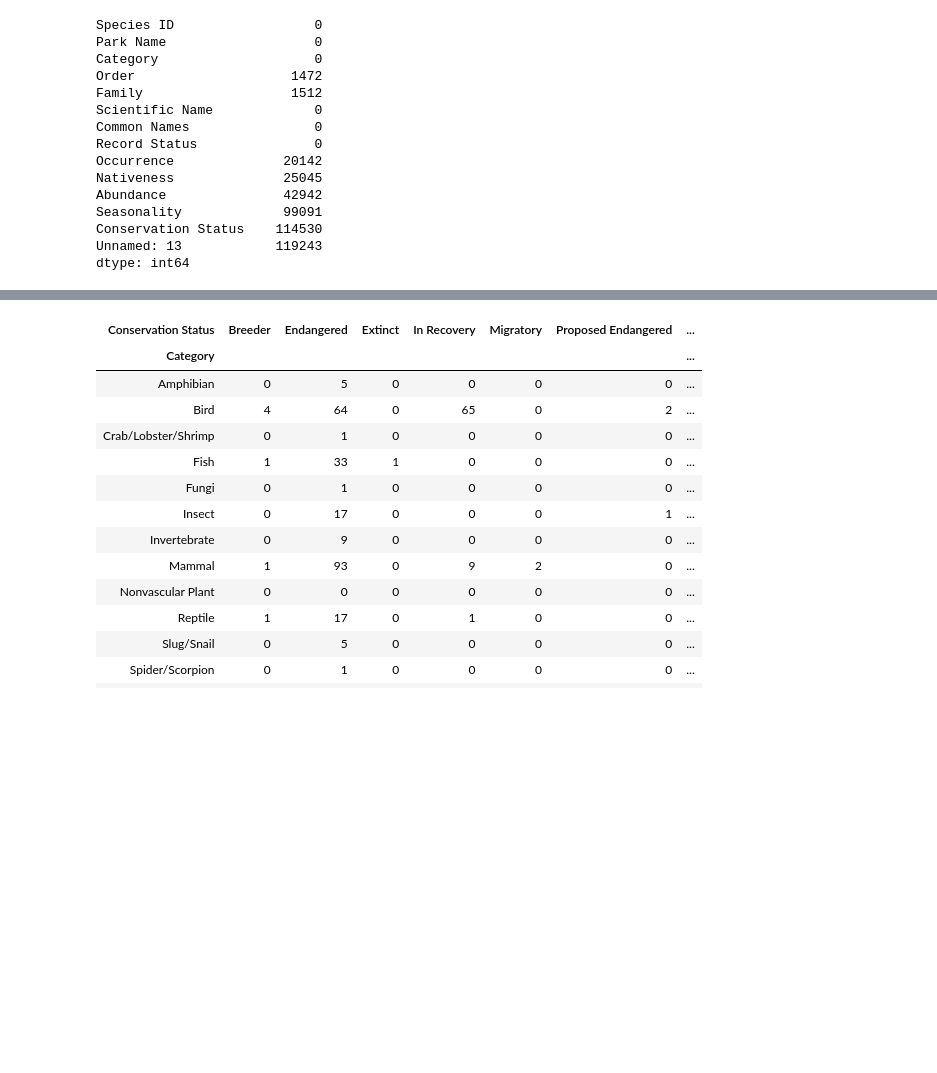
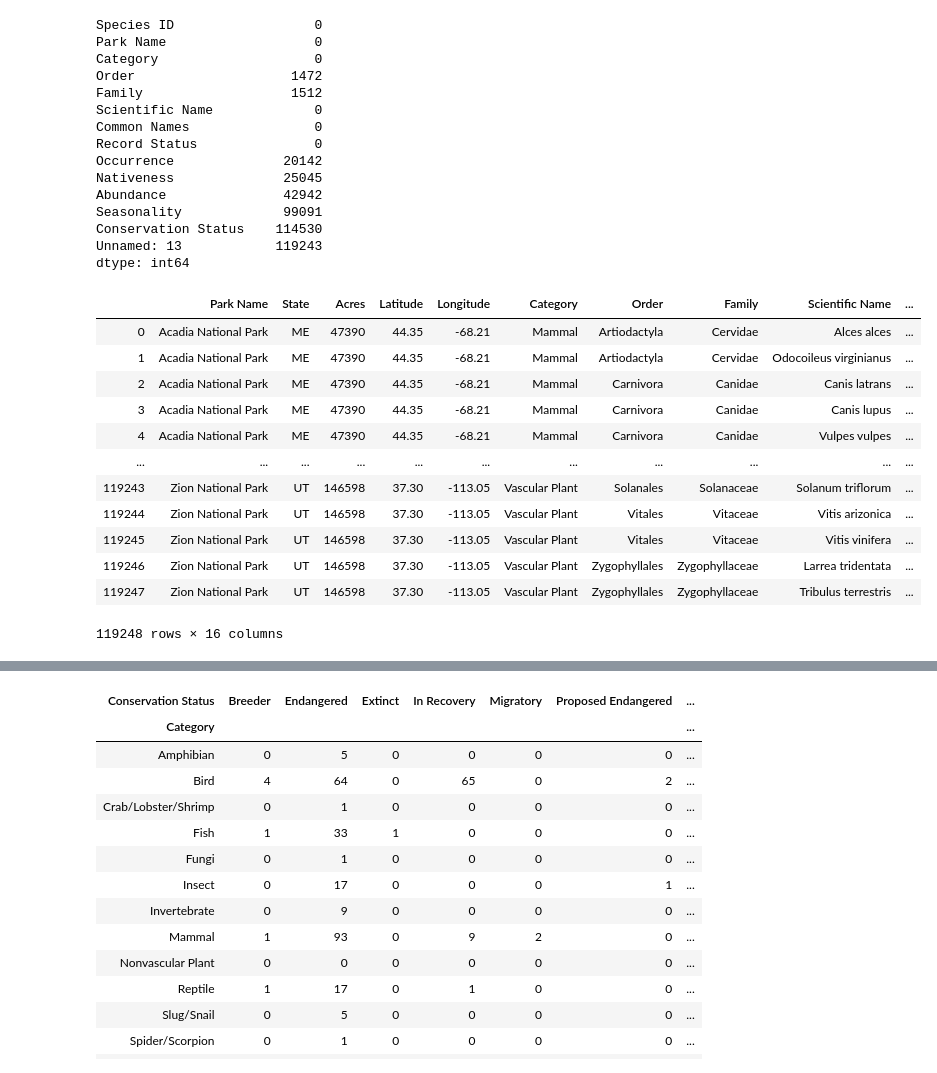
Before and after one commit to ThoaShook/project8, a Jupyter notebook: Park_Diversity.ipynb, the cells around one changed output, grey strips where cells are left out. Saved outputs shown, nothing was run; the diff lists cells and outputs as text; code cells hidden in the pictures; blank space fills up the shorter version.

```diff
--- a/Park_Diversity.ipynb
+++ b/Park_Diversity.ipynb
@@ -110,8 +105,8 @@ fig.show()
 # %% [output]
 [interactive output not drawn]
 # %%
-df2 = pd.read_csv('species.csv')
-df2.head()
+df_species = pd.read_csv('species.csv')
+df_species.head()
 # %% [output]
 |  | Species ID | Park Name | Category | Order | Family | Scientific Name | Common Names | Record Status | ... |
 | 0 | ACAD-1000 | Acadia National Park | Mammal | Artiodactyla | Cervidae | Alces alces | Moose | Approved | ... |
@@ -159,4 +154,23 @@ Seasonality             99091
 Conservation Status    114530
 Unnamed: 13            119243
 dtype: int64
+# %%
+df_species.drop(['Species ID', 'Unnamed: 13'], axis=1, inplace = True)
+# %%
+df_park_species = pd.merge(df_park, df_species, on = 'Park Name')
+df_park_species
+# %% [output]
+|  | Park Name | State | Acres | Latitude | Longitude | Category | Order | Family | Scientific Name | ... |
+| 0 | Acadia National Park | ME | 47390 | 44.35 | -68.21 | Mammal | Artiodactyla | Cervidae | Alces alces | ... |
+| 1 | Acadia National Park | ME | 47390 | 44.35 | -68.21 | Mammal | Artiodactyla | Cervidae | Odocoileus virginianus | ... |
+| 2 | Acadia National Park | ME | 47390 | 44.35 | -68.21 | Mammal | Carnivora | Canidae | Canis latrans | ... |
+| 3 | Acadia National Park | ME | 47390 | 44.35 | -68.21 | Mammal | Carnivora | Canidae | Canis lupus | ... |
+| 4 | Acadia National Park | ME | 47390 | 44.35 | -68.21 | Mammal | Carnivora | Canidae | Vulpes vulpes | ... |
+| ... | ... | ... | ... | ... | ... | ... | ... | ... | ... | ... |
+| 119243 | Zion National Park | UT | 146598 | 37.30 | -113.05 | Vascular Plant | Solanales | Solanaceae | Solanum triflorum | ... |
+| 119244 | Zion National Park | UT | 146598 | 37.30 | -113.05 | Vascular Plant | Vitales | Vitaceae | Vitis arizonica | ... |
+| 119245 | Zion National Park | UT | 146598 | 37.30 | -113.05 | Vascular Plant | Vitales | Vitaceae | Vitis vinifera | ... |
+| 119246 | Zion National Park | UT | 146598 | 37.30 | -113.05 | Vascular Plant | Zygophyllales | Zygophyllaceae | Larrea tridentata | ... |
+| 119247 | Zion National Park | UT | 146598 | 37.30 | -113.05 | Vascular Plant | Zygophyllales | Zygophyllaceae | Tribulus terrestris | ... |
+119248 rows × 16 columns
 # %%
```
Also changed, not shown: parts of 11 cells of this notebook.
